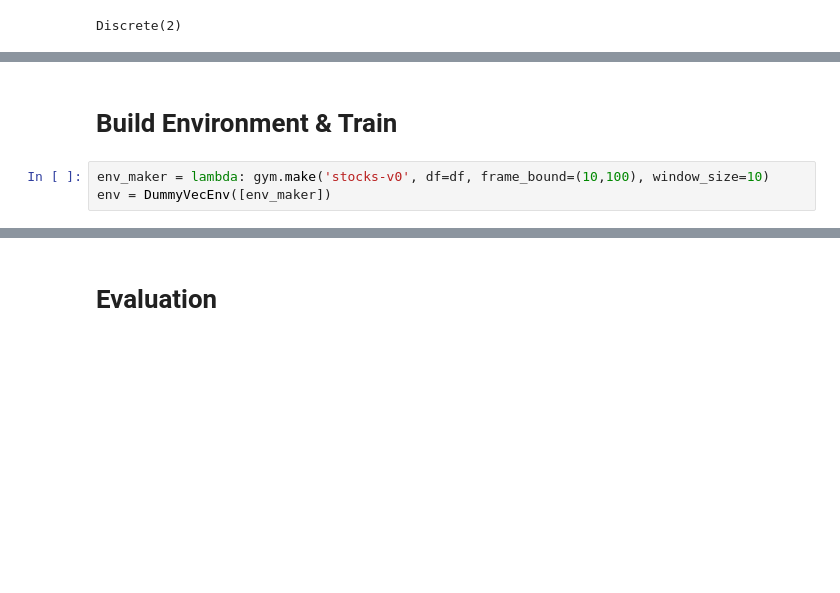
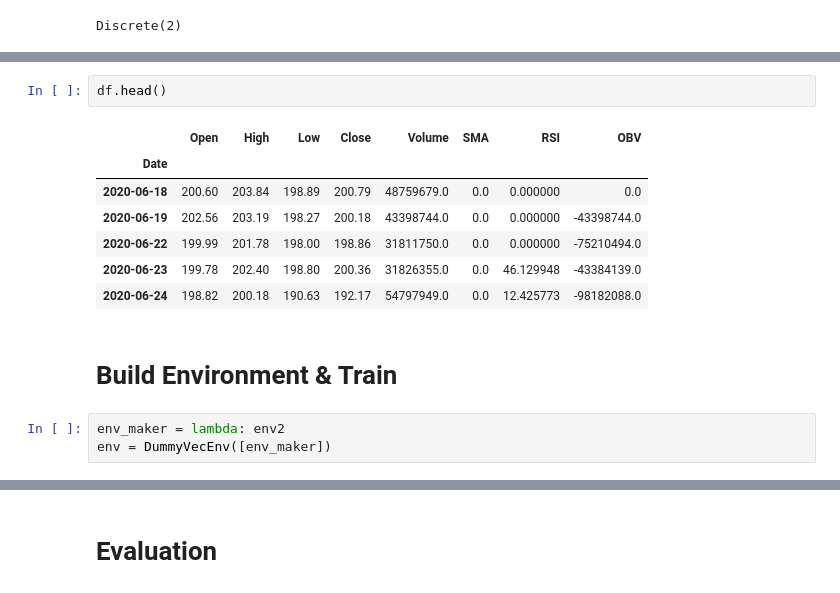
Before and after one commit to tonykipkemboi/Reinforcement-Learning-Trading-Bot, a Jupyter notebook: $STOCK_ReinforcementLearningTradingBot.ipynb, the cells around one changed output, grey strips where cells are left out. Cells and saved outputs as stored; diff of their text form; blank space fills up the shorter version.

```diff
--- a/$STOCK_ReinforcementLearningTradingBot.ipynb
+++ b/$STOCK_ReinforcementLearningTradingBot.ipynb
@@ -81,7 +183,17 @@ info {'total_reward': -2.7299999999999045, 'total_profit': 0.7560730477240066, '
+# %%
+df.head()
+# %% [output]
+|  | Open | High | Low | Close | Volume | SMA | RSI | OBV |
+| Date |  |  |  |  |  |  |  |  |
+| 2020-06-18 | 200.60 | 203.84 | 198.89 | 200.79 | 48759679.0 | 0.0 | 0.000000 | 0.0 |
+| 2020-06-19 | 202.56 | 203.19 | 198.27 | 200.18 | 43398744.0 | 0.0 | 0.000000 | -43398744.0 |
+| 2020-06-22 | 199.99 | 201.78 | 198.00 | 198.86 | 31811750.0 | 0.0 | 0.000000 | -75210494.0 |
+| 2020-06-23 | 199.78 | 202.40 | 198.80 | 200.36 | 31826355.0 | 0.0 | 46.129948 | -43384139.0 |
+| 2020-06-24 | 198.82 | 200.18 | 190.63 | 192.17 | 54797949.0 | 0.0 | 12.425773 | -98182088.0 |
 # %% [markdown]
 # Build Environment & Train
 # %%
-env_maker = lambda: gym.make('stocks-v0', df=df, frame_bound=(10,100), window_size=10)
+env_maker = lambda: env2
 env = DummyVecEnv([env_maker])
 # %%
 model = A2C('MlpLstmPolicy', env, verbose=1)
```
Also changed, not shown: parts of 24 cells of this notebook.
